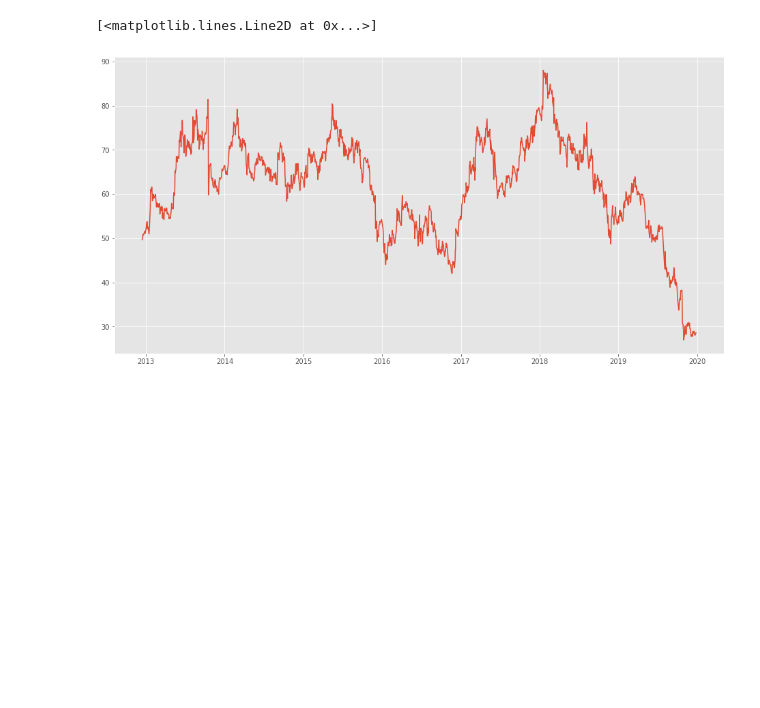
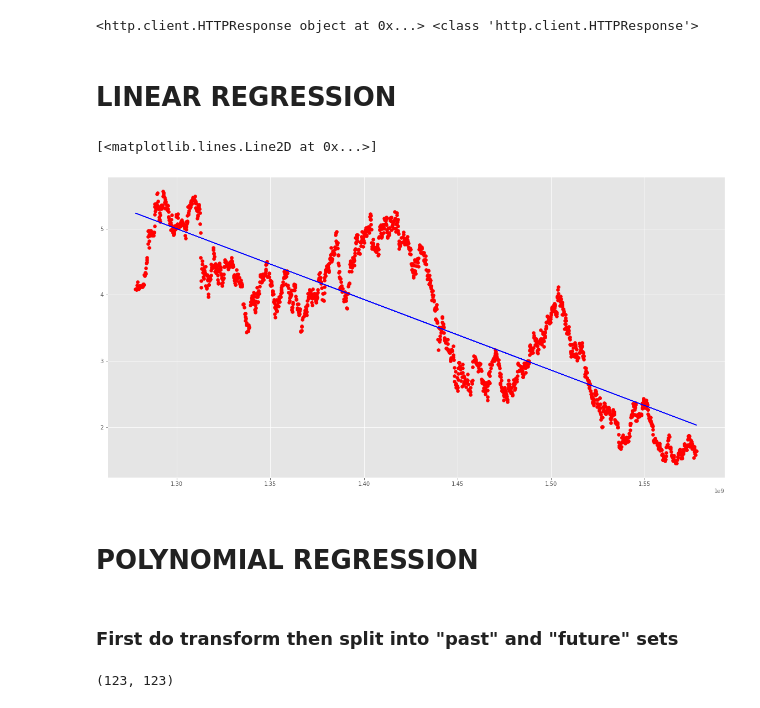
Before and after one commit to loju/stock, a Jupyter notebook: models.ipynb, the cells around one changed output. Drawn from its saved outputs; the diff is of its cells as text; code cells hidden in the pictures; blank space fills up the shorter version.

```diff
--- a/models.ipynb
+++ b/models.ipynb
@@ -7,7 +1,6 @@ for i in g:
 # %%
 import pandas as pd
 import numpy as np
-
 import matplotlib.pyplot as plt
 %matplotlib inline
 
@@ -18,14 +11,35 @@ mpl.style.use('ggplot')
 from matplotlib.pylab import rcParams
 rcParams['figure.figsize'] = 20, 10
 
-from sklearn.preprocessing import MinMaxScaler
-scaler = MinMaxScaler(feature_range=(0, 1))
+from utils.network import GetArchivedFile
+g=GetArchivedFile(shortcut="KGH")
+df=g.get_data_frame()
+
+df['Date'] = pd.to_datetime(df.Date, format='%Y-%m-%d')
+df['Date'] = pd.to_datetime(df['Date']).astype(int)/ 10**9
+# %% [output]
+<http.client.HTTPResponse object at 0x...> <class 'http.client.HTTPResponse'>
-# %%
-df['Date'] = pd.to_datetime(df.Date, format='%Y-%m-%d')
-df.index = df['Date']
-# %%
-plt.figure(figsize=(16,8))
-plt.plot(df["Date"], df["Close"], label="Close History")
-# %% [output]
-[<matplotlib.lines.Line2D at 0x...>]
-[figure, removed]
+# %% [markdown]
+# LINEAR REGRESSION
+# %%
+X = df.iloc[:, :-5].values
+y = df.iloc[:, 4].values
+# %%
+from sklearn.model_selection import train_test_split
+X_train, X_test, y_train, y_test = train_test_split(X, y, test_size=0.2, random_state=0)
+
+from sklearn.linear_model import LinearRegression
+regressor = LinearRegression()
+regressor.fit(X_train, y_train)
+y_pred = regressor.predict(X_test)
+# %%
+from sklearn.model_selection import train_test_split
+X_train, X_test, y_train, y_test = train_test_split(X, y, test_size=0.2, random_state=0)
+# %%
+plt.scatter(X_train, y_train, color="red")
+plt.plot(X_train, regressor.predict(X_train), color="blue")
+# %% [output]
+[<matplotlib.lines.Line2D at 0x...>]
+[figure, added]
+# %% [markdown]
+# POLYNOMIAL REGRESSION
@@ -31,0 +56,31 @@ plt.plot(df["Date"], df["Close"], label="Close History")
+# %% [markdown]
+### First do transform then split into "past" and "future" sets
+# %%
+from sklearn.preprocessing import StandardScaler
+sc_X_prev, sc_y_prev = StandardScaler(), StandardScaler()
+sc_X_next, sc_y_next = StandardScaler(), StandardScaler()
+
+# X_prev, y_prev = sc_X_prev.fit_transform(X_prev), sc_y_prev.fit_transform(y_prev.reshape(-1, 1))
+# X_next, y_next = sc_X_next.fit_transform(X_next), sc_y_next.fit_transform(y_next.reshape(-1, 1))
+
+sc_X, sc_y = StandardScaler(), StandardScaler()
+X, y = sc_X.fit_transform(X), sc_y.fit_transform(y.reshape(-1, 1))
+X_prev = X[5000:5500]
+y_prev = y[5000:5500]
+X_next = X[5500:]
+y_next = y[5500:]
+
+from sklearn.linear_model import LinearRegression
+lin_reg = LinearRegression()
+lin_reg.fit(X_prev, y_prev)
+
+from sklearn.preprocessing import PolynomialFeatures
+poly_reg = PolynomialFeatures(degree=3)
+X_poly_prev = poly_reg.fit_transform(X_prev)
+X_poly_next = poly_reg.fit_transform(X_next)
+
+lin_reg_2 = LinearRegression()
+lin_reg_2.fit(X_poly_prev, y_prev)
+y_next.size, len(y_next)
+# %% [output]
+(123, 123)
```
Also changed, not shown: parts of 10 cells of this notebook, 3 other files.
